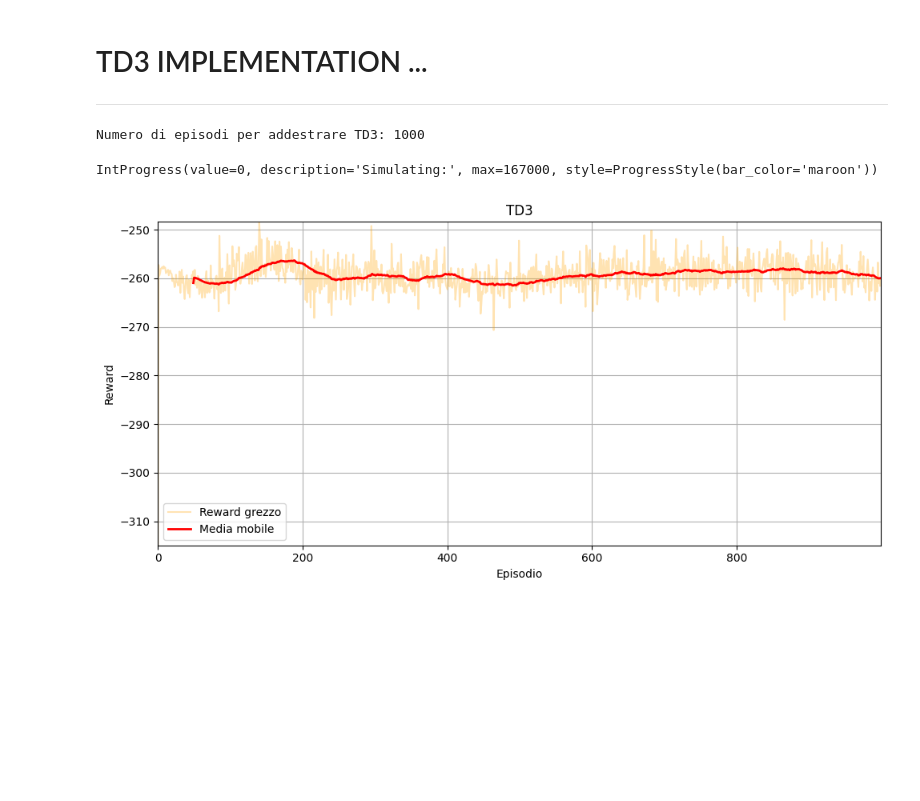
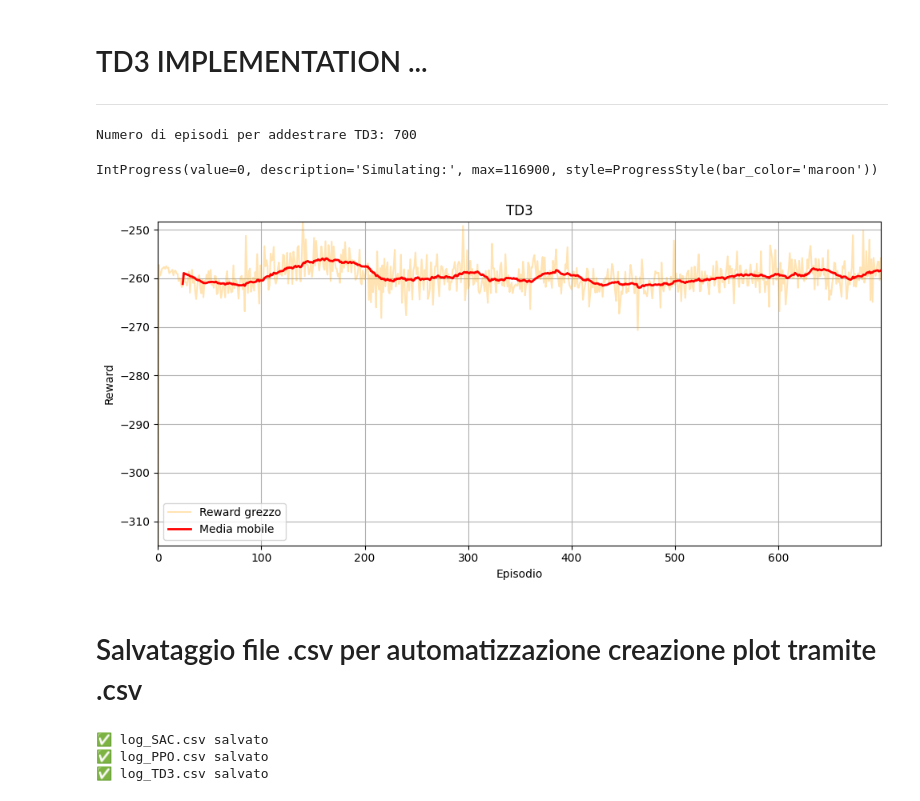
Before and after one commit to Isla-lab/CityLearnRL-Bioinformatica, a Jupyter notebook: notebooks/PPO_TD3_tutorial.ipynb, the cells around one changed output. Drawn from its saved outputs; the diff is of its cells as text; code cells hidden in the pictures; blank space fills up the shorter version.

```diff
--- a/notebooks/PPO_TD3_tutorial.ipynb
+++ b/notebooks/PPO_TD3_tutorial.ipynb
@@ -1815,8 +1817,8 @@ class TD3CustomCallback(BaseCallback):
         self.loader.value += 1
 # %%
 # Parametri di training
-# td3_episodes = 1000  # stimato per max 1h su CPU
-td3_episodes = 1000 #stimato per 30 min su CPU
+# td3_episodes = 1000  # stimato per ~ 1h su CPU
+td3_episodes = 700
 
 print('Numero di episodi per addestrare TD3:', td3_episodes)
 
@@ -1855,26 +1857,59 @@ td3_model = td3_model.learn(
     callback=td3_callback
 )
 # %% [output]
-Numero di episodi per addestrare TD3: 1000
+Numero di episodi per addestrare TD3: 700
-IntProgress(value=0, description='Simulating:', max=167000, style=ProgressStyle(bar_color='maroon'))
+IntProgress(value=0, description='Simulating:', max=116900, style=ProgressStyle(bar_color='maroon'))
 # %%
 import pandas as pd
 import matplotlib.pyplot as plt
 
 # Converte reward history in Serie Pandas
 td3_rewards = pd.Series(td3_callback.reward_history[:td3_episodes])
-td3_smoothed = td3_rewards.rolling(window=50).mean()
+td3_smoothed = td3_rewards.rolling(window=25).mean()
 
 # Plot
 fig, ax = plt.subplots(1, 1, figsize=(10, 5))
 ax.plot(td3_rewards, alpha=0.3, label='Reward grezzo', color='orange')
 ax.plot(td3_smoothed, color='red', linewidth=2, label='Media mobile')
 ax.set_title('TD3')
 ax.set_xlabel('Episodio')
 ax.set_ylabel('Reward')
 ax.legend()
 ax.grid(True)
 plt.tight_layout()
 plt.show()
 # %% [output]
-[figure, old version]
+[figure, new version]
+# %% [markdown]
+# Salvataggio file .csv per automatizzazione creazione plot tramite .csv
+# %%
+import pandas as pd
+import os
+
+os.makedirs("results", exist_ok=True)
+
+# Salvataggio dei reward se esistono le variabili rewards_sac, rewards_ppo, rewards_td3
+try:
+    df_sac = pd.DataFrame({'episode': list(range(len(sac_rewards))), 'reward': sac_rewards})
+    df_sac.to_csv("results/log_SAC.csv", index=False)
+    print("✅ log_SAC.csv salvato")
+except NameError:
+    print("⚠️ Variabile sac_rewards non trovata")
+
+try:
+    df_ppo = pd.DataFrame({'episode': list(range(len(ppo_rewards))), 'reward': ppo_rewards})
+    df_ppo.to_csv("results/log_PPO.csv", index=False)
+    print("✅ log_PPO.csv salvato")
+except NameError:
+    print("⚠️ Variabile ppo_rewards non trovata")
+
+try:
+    df_td3 = pd.DataFrame({'episode': list(range(len(td3_rewards))), 'reward': td3_rewards})
+    df_td3.to_csv("results/log_TD3.csv", index=False)
+    print("✅ log_TD3.csv salvato")
+except NameError:
+    print("⚠️ Variabile td3_rewards non trovata")
+# %% [output]
+✅ log_SAC.csv salvato
+✅ log_PPO.csv salvato
+✅ log_TD3.csv salvato
```
Also changed, not shown: parts of 10 cells of this notebook, 13 other files.
